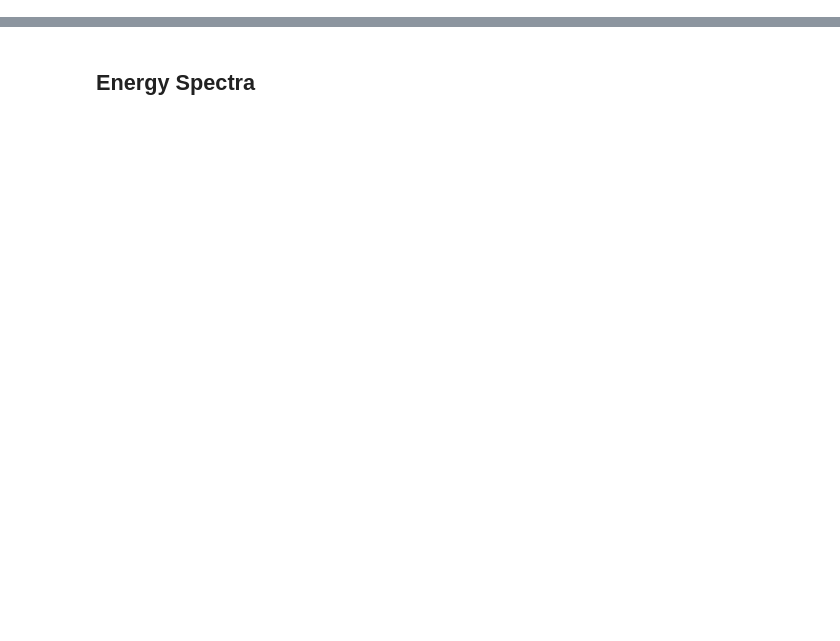
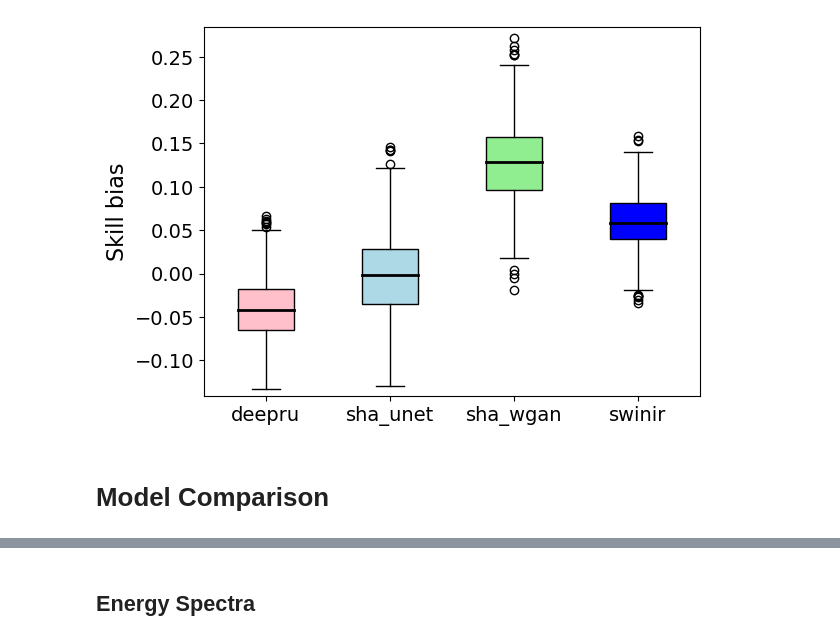
Before and after one commit to mlangguth89/downscaling_benchmark, a Jupyter notebook: postprocess/jupyter_notebooks/meta_postprocessing_t2m.ipynb, the cells around one changed output, grey strips where cells are left out. Saved outputs shown, nothing was run; the diff lists cells and outputs as text; code cells hidden in the pictures; blank space fills up the shorter version.

```diff
--- a/postprocess/jupyter_notebooks/meta_postprocessing_t2m.ipynb
+++ b/postprocess/jupyter_notebooks/meta_postprocessing_t2m.ipynb
@@ -207,0 +67,11 @@ create_lines_plot(da_rmse_all.sel({"type": "mean"}), da_rmse_all.sel({"type": "s
+# %%
+mean_array_boot = []
+for nc_file_mean in nc_files_mean:
+    data_array = xr.open_dataset(nc_file_mean)
+    mean_array_boot.append(np.expand_dims(np.mean(data_array[f"{config.metric}_mean_boot"],axis=0),axis=0))
+# %%
+plot_skills(np.concatenate(mean_array_boot),"box_plot",labels=config.models, metric=config.metric)
+# %% [output]
+[figure, added]
+# %% [markdown]
+# Model Comparison
```
Also changed, not shown: parts of 38 cells of this notebook.
